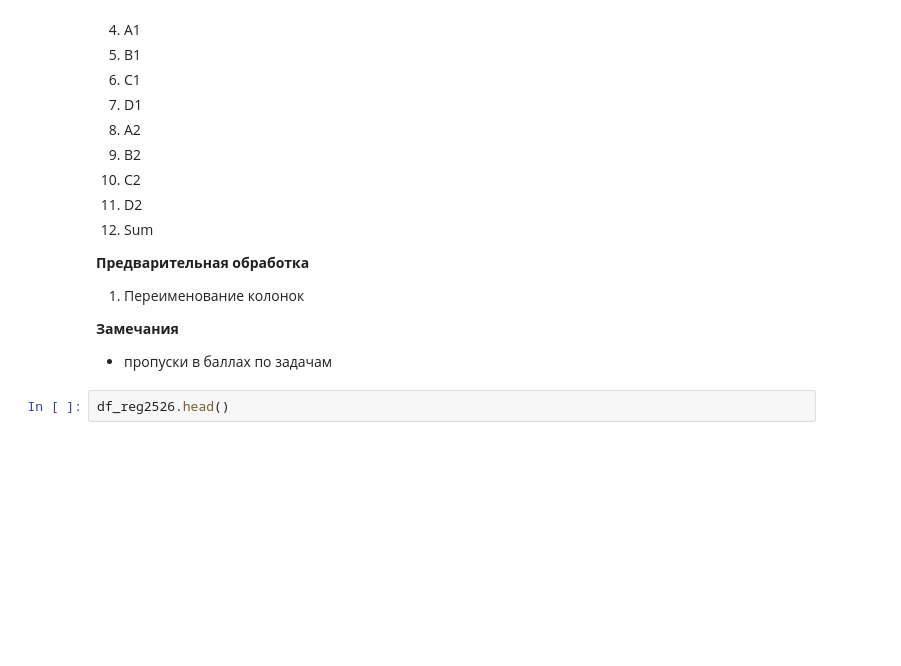
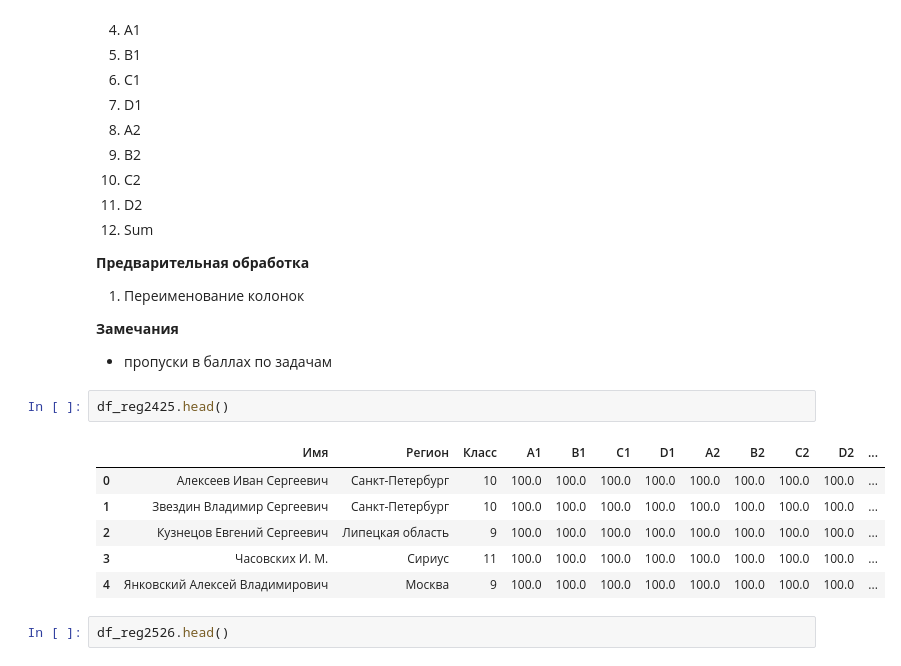
Before and after one commit to VladG00dmanPersonal/LMSH_AI_HACK, a Jupyter notebook: src/Vlad/EDA.ipynb, the cells around one changed output. Cells and saved outputs as stored; diff of their text form; blank space fills up the shorter version.

```diff
--- a/src/Vlad/EDA.ipynb
+++ b/src/Vlad/EDA.ipynb
@@ -1090,6 +1135,15 @@ dtype: int64
 
 **Замечания**
 - пропуски в баллах по задачам
+# %%
+df_reg2425.head()
+# %% [output]
+|  | Имя | Регион | Класс | A1 | B1 | C1 | D1 | A2 | B2 | C2 | D2 | ... |
+| 0 | Алексеев Иван Сергеевич | Санкт-Петербург | 10 | 100.0 | 100.0 | 100.0 | 100.0 | 100.0 | 100.0 | 100.0 | 100.0 | ... |
+| 1 | Звездин Владимир Сергеевич | Санкт-Петербург | 10 | 100.0 | 100.0 | 100.0 | 100.0 | 100.0 | 100.0 | 100.0 | 100.0 | ... |
+| 2 | Кузнецов Евгений Сергеевич | Липецкая область | 9 | 100.0 | 100.0 | 100.0 | 100.0 | 100.0 | 100.0 | 100.0 | 100.0 | ... |
+| 3 | Часовских И. М. | Сириус | 11 | 100.0 | 100.0 | 100.0 | 100.0 | 100.0 | 100.0 | 100.0 | 100.0 | ... |
+| 4 | Янковский Алексей Владимирович | Москва | 9 | 100.0 | 100.0 | 100.0 | 100.0 | 100.0 | 100.0 | 100.0 | 100.0 | ... |
 # %%
 df_reg2526.head()
 # %% [output]
```
Also changed, not shown: parts of 23 cells of this notebook, 12 other files.
